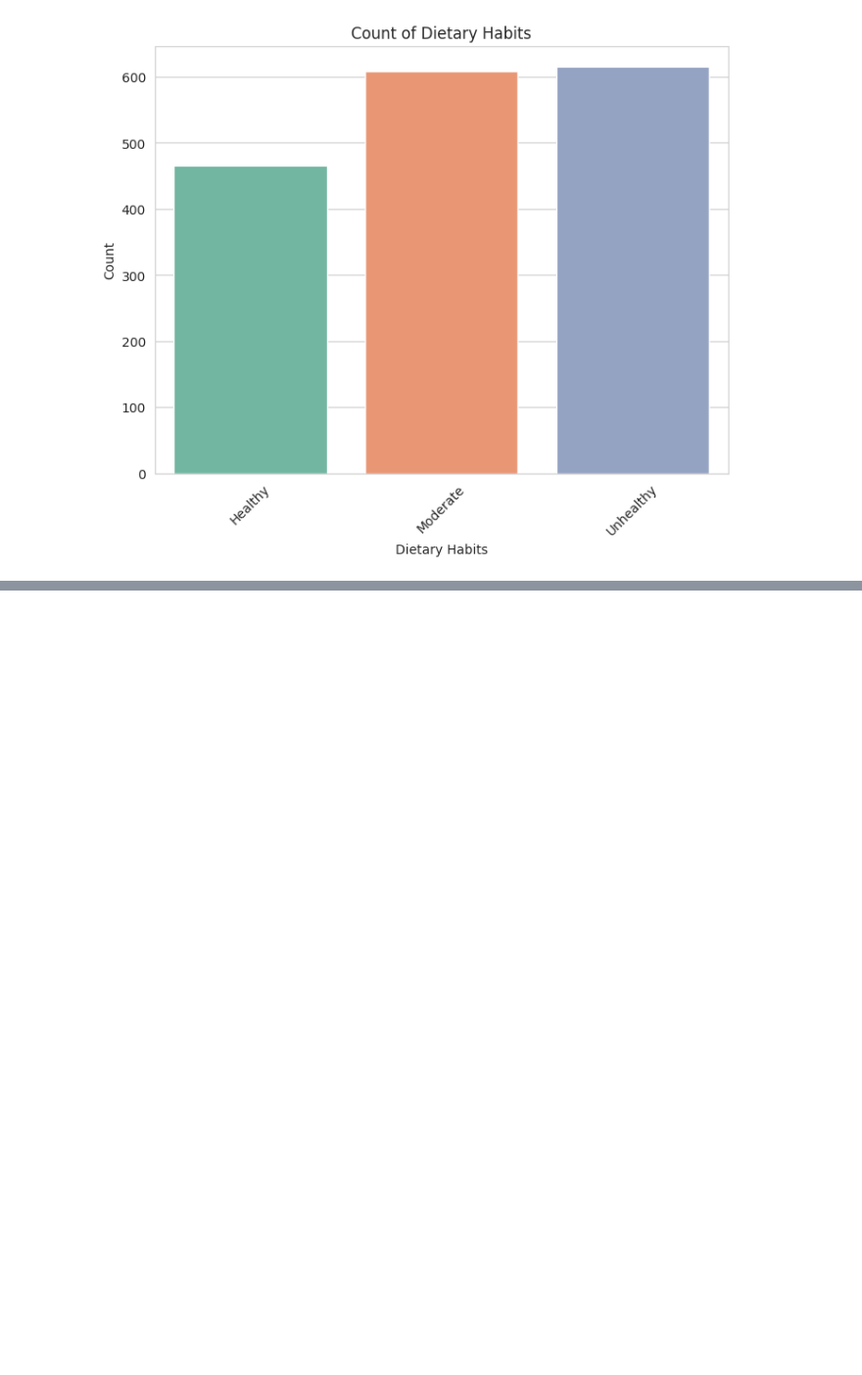
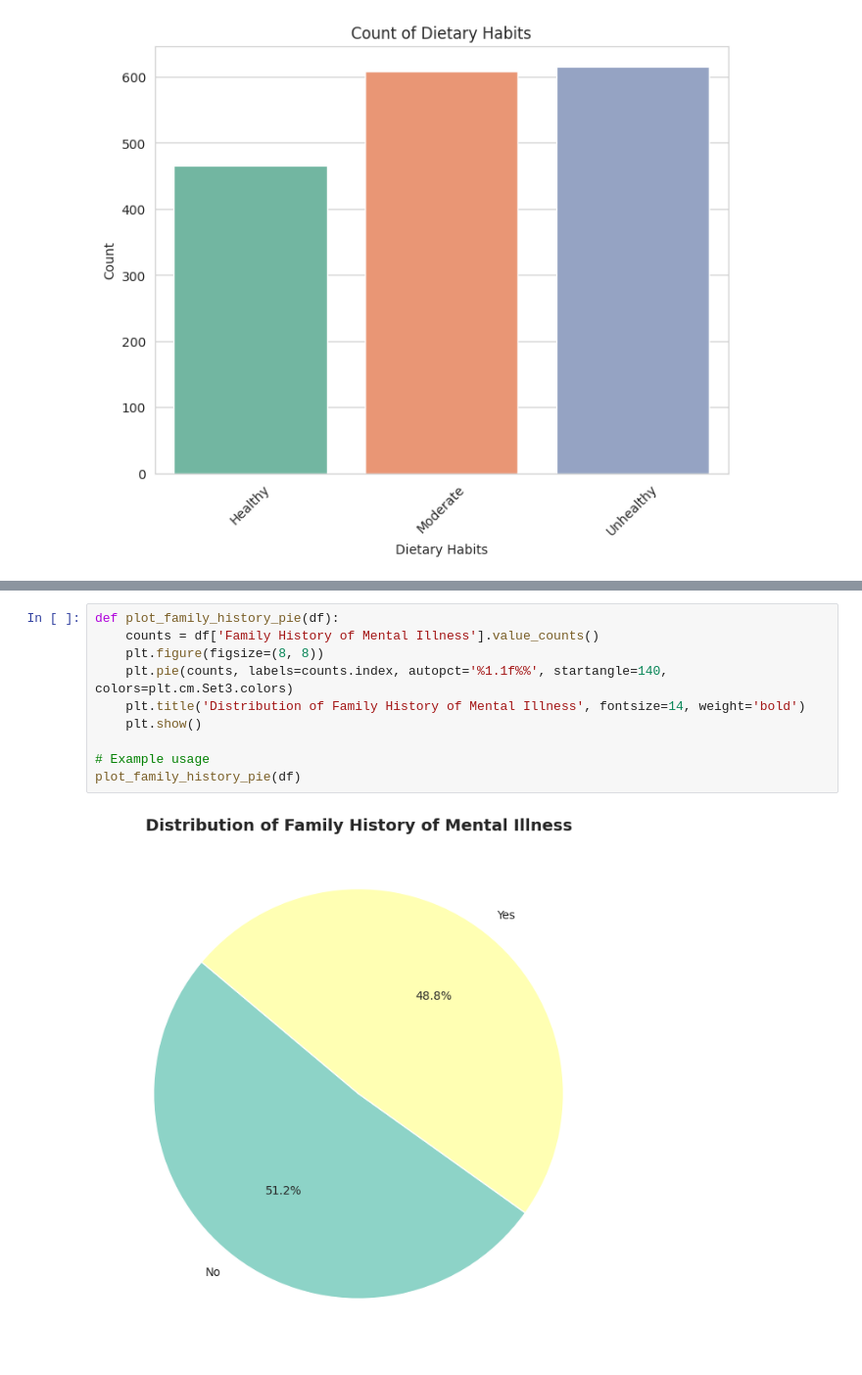
Before and after one commit to DeekshaMoolya1004/DANLC-Labs, a Jupyter notebook: chapter_appendix-tools-for-deep-learning/jupyter.ipynb, the cells around one changed output, grey strips where cells are left out. Shown at 98% size. Drawn from its saved outputs; the diff is of its cells as text; blank space fills up the shorter version.

```diff
--- a/chapter_appendix-tools-for-deep-learning/jupyter.ipynb
+++ b/chapter_appendix-tools-for-deep-learning/jupyter.ipynb
@@ -301,0 +233,12 @@ plt.show()
+# %%
+def plot_family_history_pie(df):
+    counts = df['Family History of Mental Illness'].value_counts()
+    plt.figure(figsize=(8, 8))
+    plt.pie(counts, labels=counts.index, autopct='%1.1f%%', startangle=140, colors=plt.cm.Set3.colors)
+    plt.title('Distribution of Family History of Mental Illness', fontsize=14, weight='bold')
+    plt.show()
+
+# Example usage
+plot_family_history_pie(df)
+# %% [output]
+[figure, added]
```
Also changed, not shown: parts of 14 cells of this notebook.
